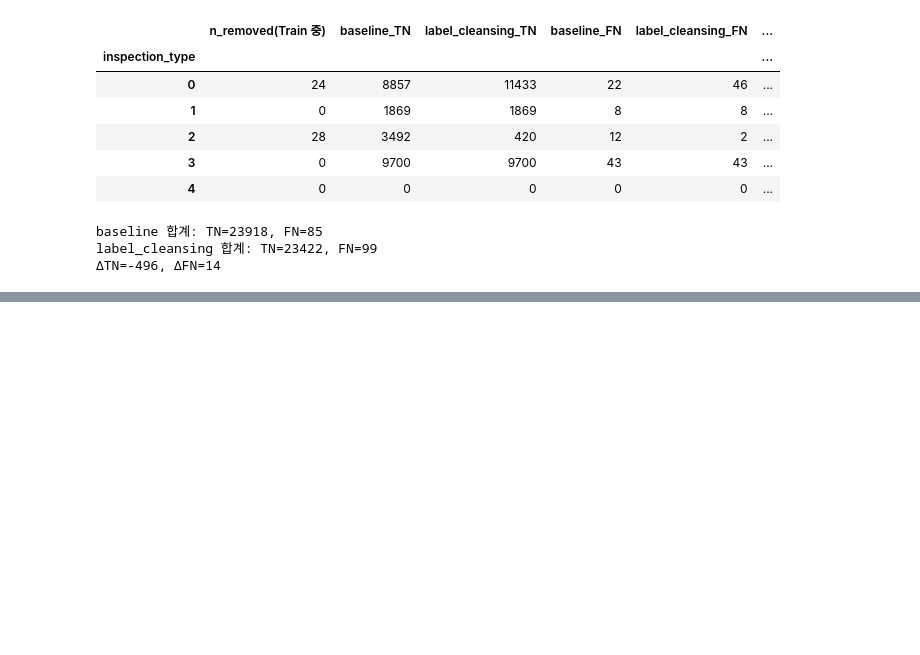
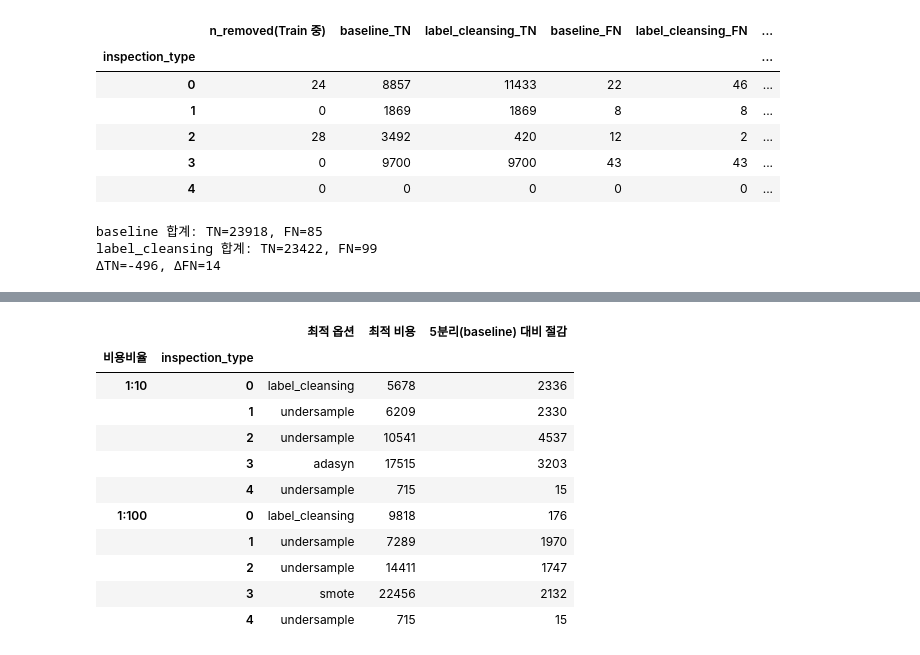
Before and after one commit to hakeee0331/seiemens_aoi_ML_practice, a Jupyter notebook: notebooks/0824_lsw_004_imbalance_handling.ipynb, the cells around one changed output, grey strips where cells are left out. Saved outputs shown, nothing was run; the diff lists cells and outputs as text; code cells hidden in the pictures; blank space fills up the shorter version.

```diff
--- a/notebooks/0824_lsw_004_imbalance_handling.ipynb
+++ b/notebooks/0824_lsw_004_imbalance_handling.ipynb
@@ -600,0 +604,64 @@ label_cleansing 합계: TN=23422, FN=99
+# %%
+# (tn, fp, fn, tp) — 통합모델은 0824_lsw_003_structure_comparison 노트북 결과를 그대로 옮김
+unified_confusion = {
+    0: (0, 16651, 0, 133),
+    1: (65, 10263, 5, 779),
+    2: (0, 18450, 0, 703),
+    3: (0, 29988, 0, 603),
+    4: (0, 730, 0, 26),
+}
+
+label_cleansing_confusion = {
+    inspection_type: (
+        int(label_cleansing_df.loc[inspection_type, "tn"]),
+        int(label_cleansing_df.loc[inspection_type, "fp"]),
+        int(label_cleansing_df.loc[inspection_type, "fn"]),
+        int(label_cleansing_df.loc[inspection_type, "tp"]),
+    )
+    for inspection_type in label_cleansing_df.index
+}
+
+all_options = {}
+for inspection_type in sorted(clean_df["inspection_type"].unique()):
+    options = {"통합모델": unified_confusion[inspection_type]}
+    for technique in techniques:
+        row = imbalance_results_df[
+            (imbalance_results_df["inspection_type"] == inspection_type)
+            & (imbalance_results_df["technique"] == technique)
+        ].iloc[0]
+        name = "5분리(baseline)" if technique == "baseline" else technique
+        options[name] = (int(row["tn"]), int(row["fp"]), int(row["fn"]), int(row["tp"]))
+    options["label_cleansing"] = label_cleansing_confusion[inspection_type]
+    all_options[inspection_type] = options
+
+summary_rows = []
+for k in [10, 100]:
+    for inspection_type, options in all_options.items():
+        costs = {name: fn * k + fp for name, (tn, fp, fn, tp) in options.items()}
+        base_cost = costs["5분리(baseline)"]
+        best_name, best_cost = min(costs.items(), key=lambda kv: kv[1])
+        summary_rows.append(
+            {
+                "비용비율": f"1:{k}",
+                "inspection_type": inspection_type,
+                "최적 옵션": best_name,
+                "최적 비용": best_cost,
+                "5분리(baseline) 대비 절감": base_cost - best_cost,
+            }
+        )
+
+final_summary_df = pd.DataFrame(summary_rows).set_index(["비용비율", "inspection_type"])
+final_summary_df
+# %% [output]
+|  |  | 최적 옵션 | 최적 비용 | 5분리(baseline) 대비 절감 |
+| 비용비율 | inspection_type |  |  |  |
+| 1:10 | 0 | label_cleansing | 5678 | 2336 |
+|  | 1 | undersample | 6209 | 2330 |
+|  | 2 | undersample | 10541 | 4537 |
+|  | 3 | adasyn | 17515 | 3203 |
+|  | 4 | undersample | 715 | 15 |
+| 1:100 | 0 | label_cleansing | 9818 | 176 |
+|  | 1 | undersample | 7289 | 1970 |
+|  | 2 | undersample | 14411 | 1747 |
+|  | 3 | smote | 22456 | 2132 |
+|  | 4 | undersample | 715 | 15 |
```
Also changed, not shown: parts of 3 cells of this notebook, 1 other file.
